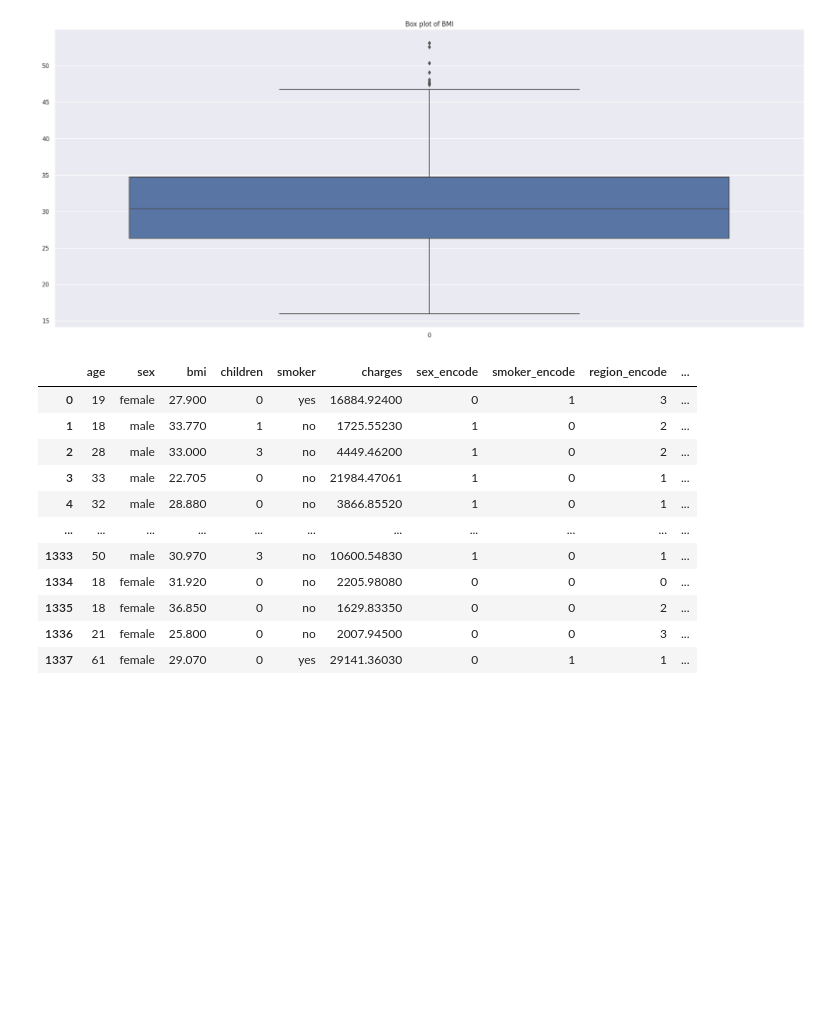
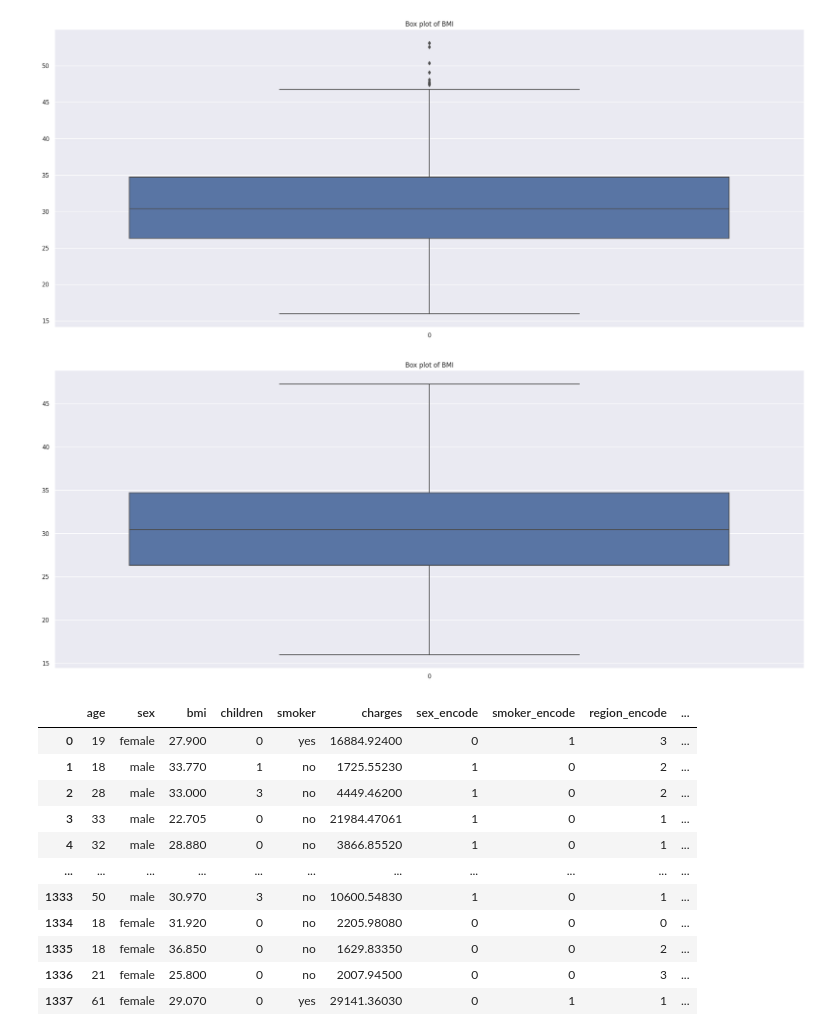
Before and after one commit to Minazor/GlobalAIHub_Bootcamp_Project, a Jupyter notebook: GlobalAIHub_MedicalCostAnalysis.ipynb, the cells around one changed output. Drawn from its saved outputs; the diff is of its cells as text; code cells hidden in the pictures; blank space fills up the shorter version.

```diff
--- a/GlobalAIHub_MedicalCostAnalysis.ipynb
+++ b/GlobalAIHub_MedicalCostAnalysis.ipynb
@@ -212,6 +214,23 @@ plt.show()
 #As we can see there are some outliers at the top of the Box Plot
 # %% [output]
 [figure]
+# %%
+Q1 = insurance['bmi'].quantile(0.25)
+Q3 = insurance['bmi'].quantile(0.75)
+IQR = Q3 - Q1
+
+lower_bound = Q1 - 1.5 * IQR
+upper_bound = Q3 + 1.5 * IQR
+
+insurance['bmi'] = insurance['bmi'].apply(lambda x: upper_bound if x > upper_bound else (lower_bound if x < lower_bound else x))
+# %%
+sns.boxplot(insurance['bmi'])
+plt.title('Box plot of BMI')
+plt.show()
+
+#As we can see there are some outliers at the top of the Box Plot
+# %% [output]
+[figure, added]
 # %%
 insurance = pd.get_dummies(insurance, columns=['region'], drop_first=True)
 insurance
```
Also changed, not shown: parts of 23 cells of this notebook.
